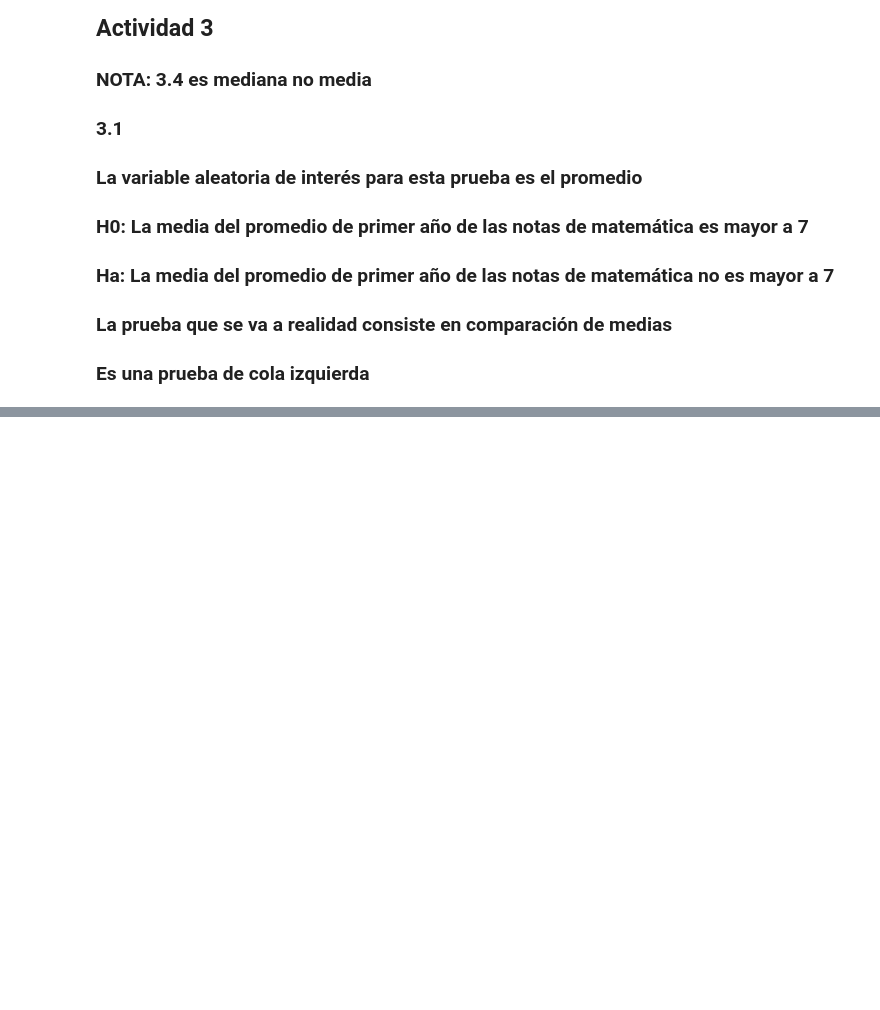
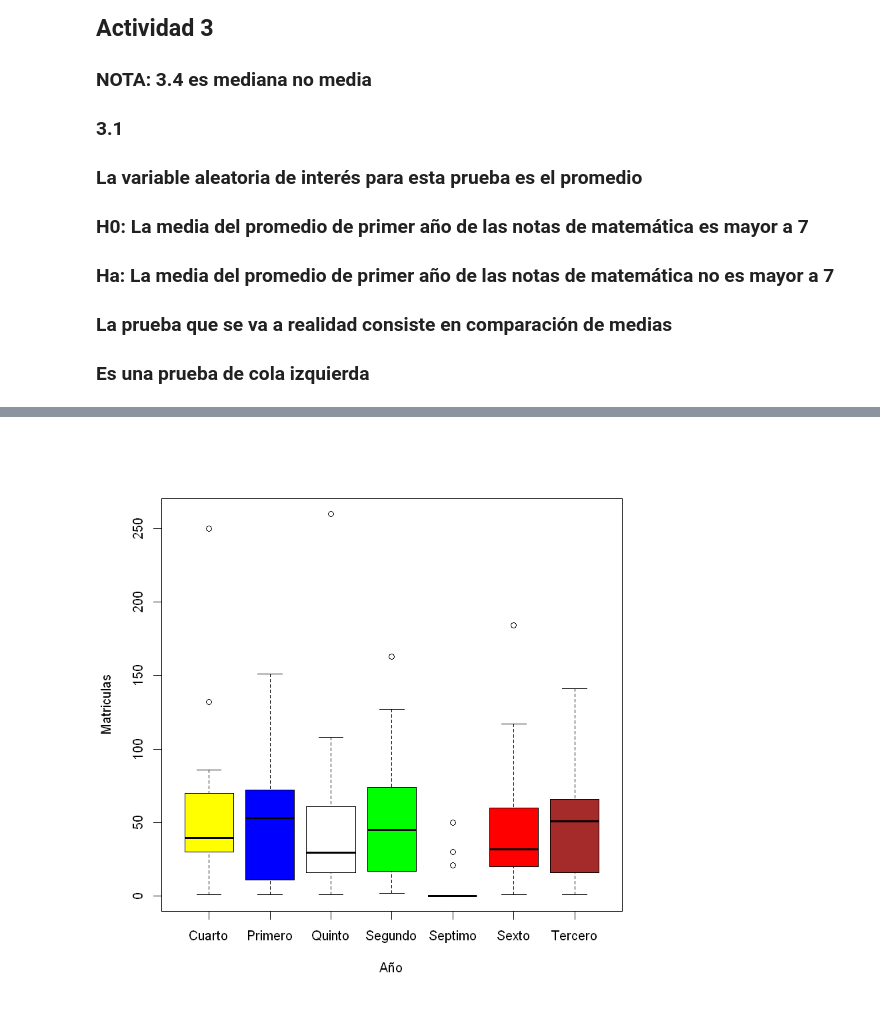
Before and after one commit to Nefertumm/EDM_2023, a Jupyter notebook: Dataset_escuelas/TP1.ipynb, the cells around one changed output, grey strips where cells are left out. Cells and saved outputs as stored; diff of their text form; code cells hidden in the pictures; blank space fills up the shorter version.

```diff
--- a/Dataset_escuelas/TP1.ipynb
+++ b/Dataset_escuelas/TP1.ipynb
@@ -1854,0 +1864,2 @@ abline(v = med_y, col = 'green')
+# %%
+archivo <- read.csv('./dataset_secundaria_completo.csv',sep=',',encoding = "UTF-8")
@@ -1854,0 +1892,2 @@ abline(v = med_y, col = 'green')
+# %%
+bd_completa_secu <- filter(archivo, Departamento == "LA PAZ" )
@@ -1854,0 +1996,5 @@ abline(v = med_y, col = 'green')
+# %%
+cursos <- as.factor(c(rep("Primero",length(bd_completa_secu$Primero)),rep("Segundo",length(bd_completa_secu$Segundo)),rep("Tercero",length(bd_completa_secu$Tercero)),rep("Cuarto",length(bd_completa_secu$Cuarto)),rep("Quinto",length(bd_completa_secu$Quinto)),rep("Sexto",length(bd_completa_secu$Sexto)),rep("Septimo",length(bd_completa_secu$Septimo))))
+matriculas <- as.numeric(c(bd_completa_secu$Primero,bd_completa_secu$Segundo,bd_completa_secu$Tercero,bd_completa_secu$Cuarto,bd_completa_secu$Quinto,bd_completa_secu$Sexto,bd_completa_secu$Septimo))
+data_bp <- na.omit(data.frame(cursos, matriculas))
+head(data_bp,30)
@@ -1854,0 +2019,4 @@ abline(v = med_y, col = 'green')
+# %%
+boxplot(data_bp$matriculas ~ data_bp$cursos, col = c("yellow", "blue", "white","green", "pink", "red", "brown"), ylab = "Matriculas", xlab="Año")
+# %% [output]
+[figure, added]
```
Also changed, not shown: parts of 31 cells of this notebook, 3 other files.
